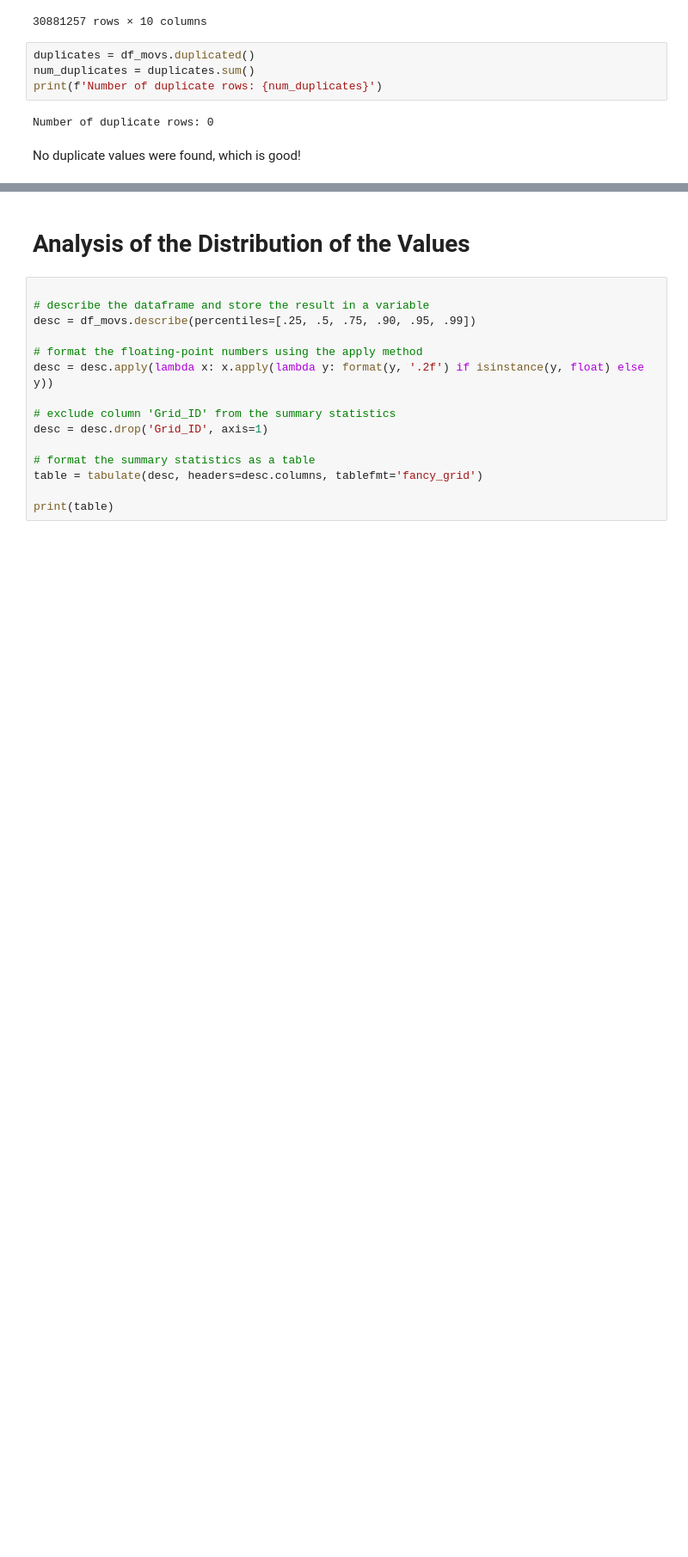
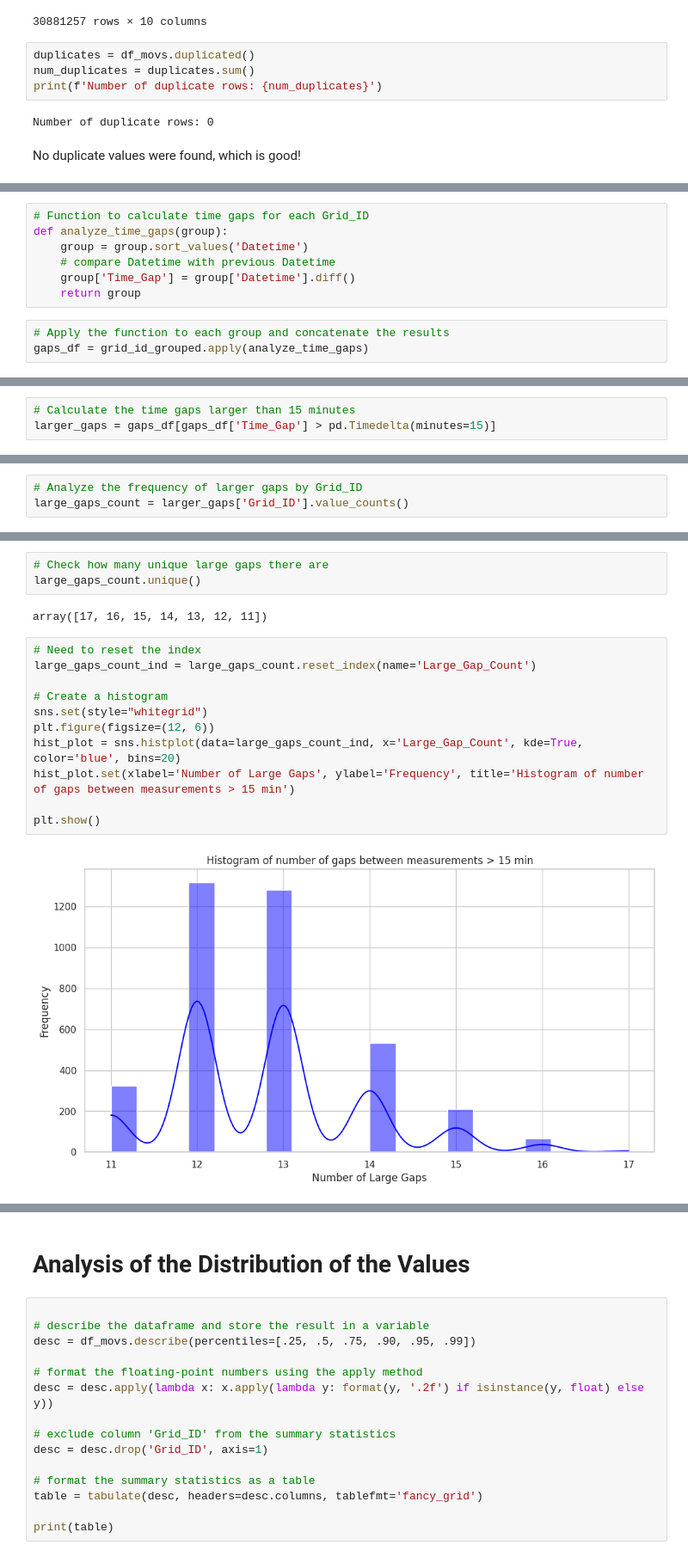
Before and after one commit to duarteoliper/WDL_2023, a Jupyter notebook: notebooks/eda.ipynb, the cells around one changed output, grey strips where cells are left out. Shown at 86% size. Drawn from its saved outputs; the diff is of its cells as text; blank space fills up the shorter version.

```diff
--- a/notebooks/eda.ipynb
+++ b/notebooks/eda.ipynb
@@ -105,0 +209,10 @@ df_movs = df_movs.sort_values(by=['Grid_ID', 'Datetime']).reset_index(drop=True)
+# %%
+# Function to calculate time gaps for each Grid_ID
+def analyze_time_gaps(group):
+    group = group.sort_values('Datetime')
+    # compare Datetime with previous Datetime
+    group['Time_Gap'] = group['Datetime'].diff()
+    return group
+# %%
+# Apply the function to each group and concatenate the results
+gaps_df = grid_id_grouped.apply(analyze_time_gaps)
@@ -105,0 +229,3 @@ df_movs = df_movs.sort_values(by=['Grid_ID', 'Datetime']).reset_index(drop=True)
+# %%
+# Calculate the time gaps larger than 15 minutes
+larger_gaps = gaps_df[gaps_df['Time_Gap'] > pd.Timedelta(minutes=15)]
@@ -105,0 +255,3 @@ df_movs = df_movs.sort_values(by=['Grid_ID', 'Datetime']).reset_index(drop=True)
+# %%
+# Analyze the frequency of larger gaps by Grid_ID
+large_gaps_count = larger_gaps['Grid_ID'].value_counts()
@@ -105,0 +276,18 @@ df_movs = df_movs.sort_values(by=['Grid_ID', 'Datetime']).reset_index(drop=True)
+# %%
+# Check how many unique large gaps there are
+large_gaps_count.unique()
+# %% [output]
+array([17, 16, 15, 14, 13, 12, 11])
+# %%
+# Need to reset the index
+large_gaps_count_ind = large_gaps_count.reset_index(name='Large_Gap_Count')
+
+# Create a histogram
+sns.set(style="whitegrid")
+plt.figure(figsize=(12, 6))
+hist_plot = sns.histplot(data=large_gaps_count_ind, x='Large_Gap_Count', kde=True, color='blue', bins=20)
+hist_plot.set(xlabel='Number of Large Gaps', ylabel='Frequency', title='Histogram of number of gaps between measurements > 15 min')
+
+plt.show()
+# %% [output]
+[figure, added]
```
Also changed, not shown: parts of 55 cells of this notebook.
